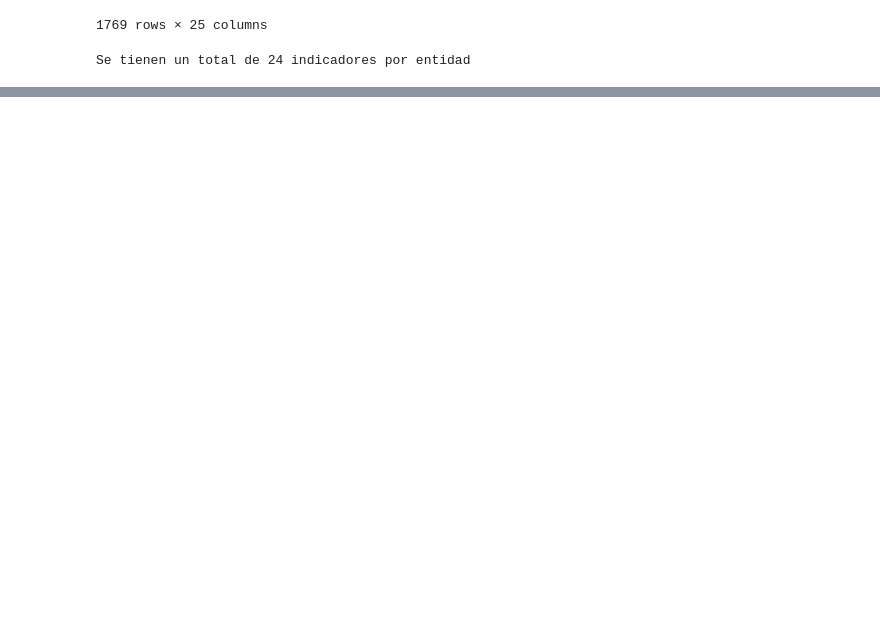
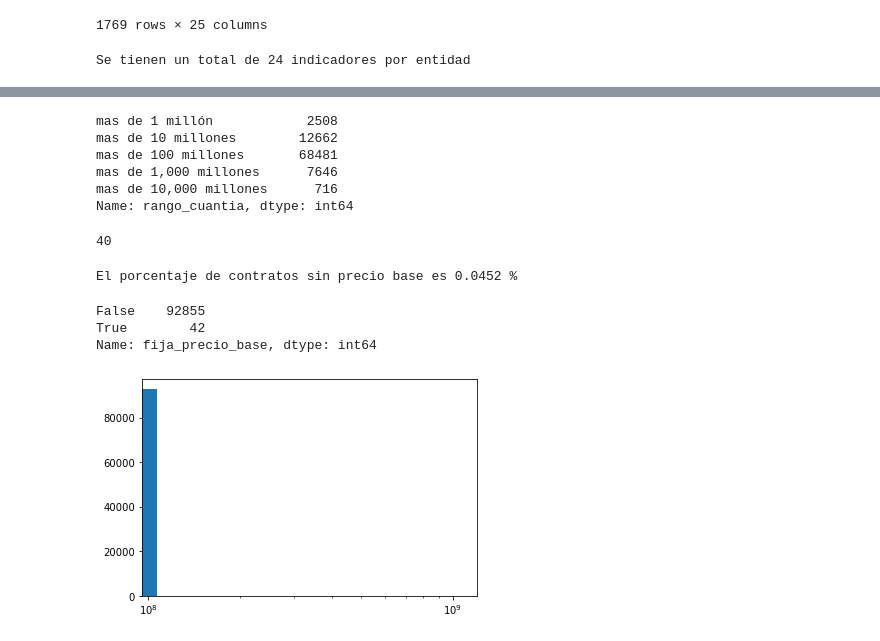
Before and after one commit to hfelizzola/Codigos-y-Modelos, a Jupyter notebook: procesamiento_limpieza.ipynb, the cells around one changed output, grey strips where cells are left out. Saved outputs shown, nothing was run; the diff lists cells and outputs as text; code cells hidden in the pictures; blank space fills up the shorter version.

Commit message:
V1 limpieza contratos y atributos contratos

```diff
--- a/procesamiento_limpieza.ipynb
+++ b/procesamiento_limpieza.ipynb
@@ -854,0 +898,44 @@ if guardar_indicadores_entidad:
+# %%
+# Discretizar valores de contratos
+cuts = 10**np.linspace(6,11,6)
+cuts_name = ["mas de 1 millón", "mas de 10 millones", "mas de 100 millones", "mas de 1,000 millones", "mas de 10,000 millones"]
+contratos["rango_cuantia"] = pd.cut(x=contratos["cuantia_contrato"], bins=cuts, labels=cuts_name)
+contratos["rango_cuantia"].value_counts(sort=False)
+# %% [output]
+mas de 1 millón            2508
+mas de 10 millones        12662
+mas de 100 millones       68481
+mas de 1,000 millones      7646
+mas de 10,000 millones      716
+Name: rango_cuantia, dtype: int64
+# %%
+# Ratio entre la cuantia del proceso y la cuantia del contrato
+contratos["ratio_cuantia_contrato_proceso"] = contratos["cuantia_contrato"]/contratos["cuantia_proceso"]
+# %%
+#  Numero de contratos donde el ratio da indeterminado
+sum(contratos["ratio_cuantia_contrato_proceso"] == np.infty)
+# %% [output]
+40
+# %%
+# Reemplazar el indeterminado por 1, asumiendo que no precio base
+# Entonces el valor del proceso es el mismo valor del contrato
+contratos.loc[contratos["ratio_cuantia_contrato_proceso"] == np.infty, ['ratio_cuantia_proceso_contrato']] = 1
+# %%
+# Crear una variable que indique si se declara precio base
+contratos['fija_precio_base'] = contratos['cuantia_proceso'] <= 0
+# %%
+# Porcentaje de contratos sin precio base
+print('El porcentaje de contratos sin precio base es {:.4f} %'.format(np.mean(contratos['fija_precio_base'])*100))
+# %% [output]
+El porcentaje de contratos sin precio base es 0.0452 %
+# %%
+contratos['fija_precio_base'].value_counts()
+# %% [output]
+False    92855
+True        42
+Name: fija_precio_base, dtype: int64
+# %%
+plt.hist(contratos["ratio_cuantia_proceso_contrato"])
+plt.xscale('log')
+# %% [output]
+[figure, added]
```
Also changed, not shown: parts of 23 cells of this notebook, 1 other file.
